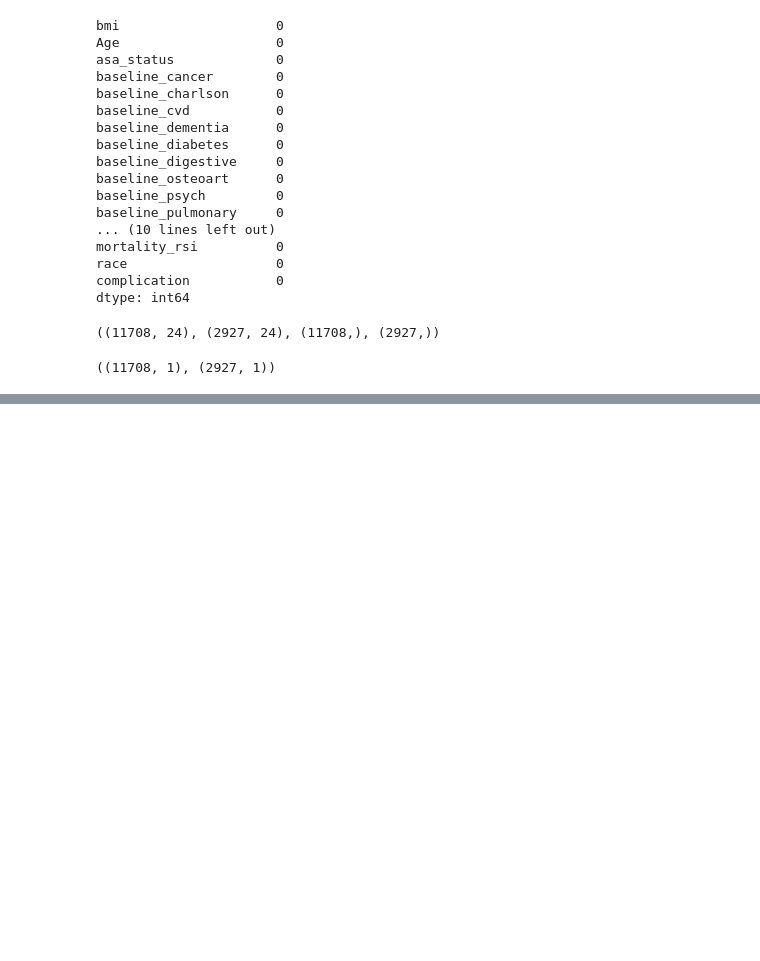
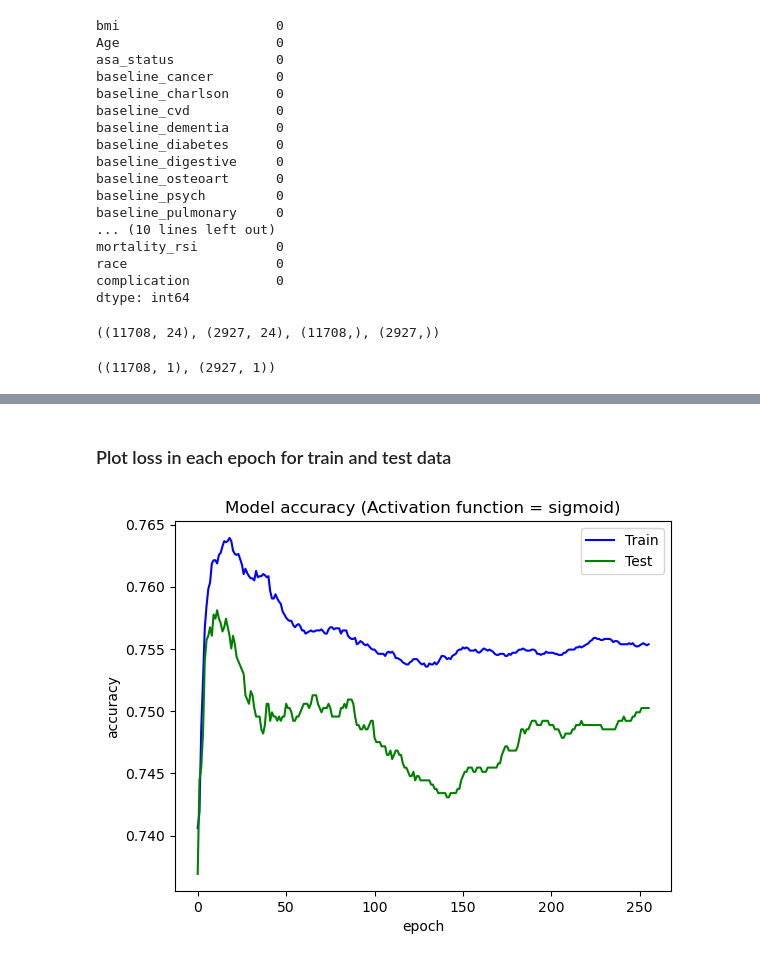
Before and after one commit to FahimeMirveisi/PyLearn7_MachineLearning_Projects, a Jupyter notebook: Assignment47(6.7 Perceptron)/class_code47(Surgical_classification).ipynb, the cells around one changed output, grey strips where cells are left out. Drawn from its saved outputs; the diff is of its cells as text; code cells hidden in the pictures; blank space fills up the shorter version.

```diff
--- a/Assignment47(6.7 Perceptron)/class_code47(Surgical_classification).ipynb
+++ b/Assignment47(6.7 Perceptron)/class_code47(Surgical_classification).ipynb
@@ -77,0 +92,13 @@ array([[2189,    4],
+# %% [markdown]
+### Plot loss in each epoch for train and test data
+# %%
+plt.plot(acc_train, '-', color='blue')
+plt.plot(acc_test, '-', color='green')
+plt.xlabel('epoch')
+plt.ylabel('accuracy')
+plt.legend(['Train', 'Test'])
+plt.title('Model accuracy (Activation function = sigmoid)')
+
+plt.show()
+# %% [output]
+[figure, added]
```
Also changed, not shown: parts of 7 cells of this notebook, 3 other files.
